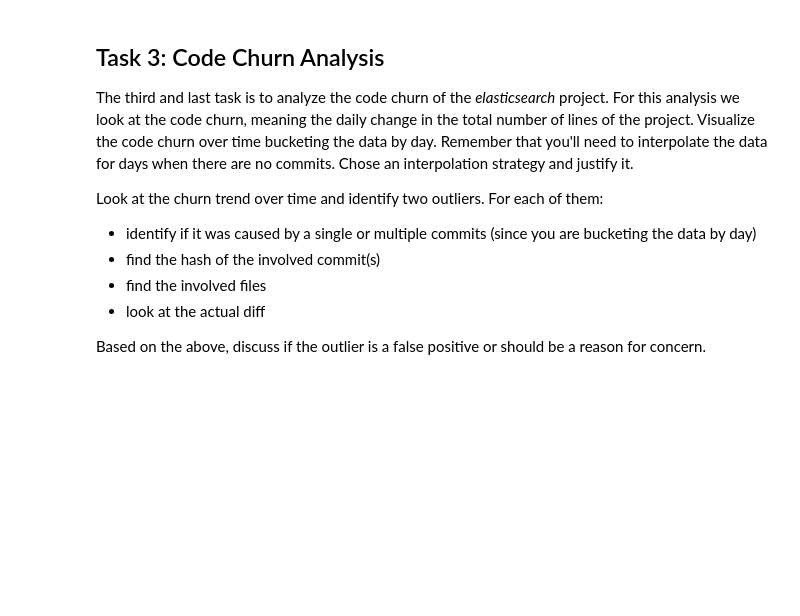
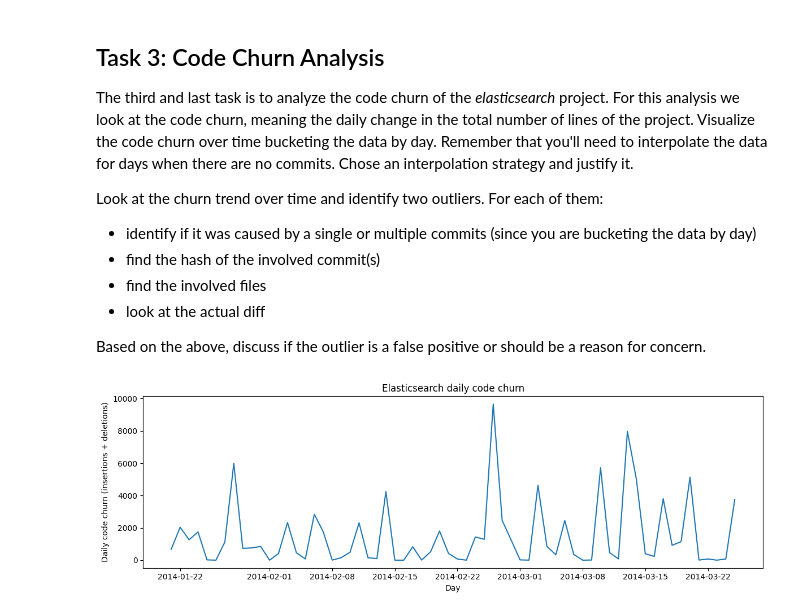
Before and after one commit to luciacortes063/fss_se_assignment, a Jupyter notebook: FSS-SEII-Assignment-2/FSS-SEII-Assignment-2025.ipynb, the cells around one changed output. Saved outputs shown, nothing was run; the diff lists cells and outputs as text; code cells hidden in the pictures; blank space fills up the shorter version.

```diff
--- a/FSS-SEII-Assignment-2/FSS-SEII-Assignment-2025.ipynb
+++ b/FSS-SEII-Assignment-2/FSS-SEII-Assignment-2025.ipynb
@@ -131,3 +292,92 @@ Look at the churn trend over time and identify two outliers. For each of them:
 - look at the actual diff
 
 Based on the above, discuss if the outlier is a false positive or should be a reason for concern.
+# %%
+import pandas as pd
+
+#we collect commit level churn information
+rows = []
+commit_range = f"{from_tag}..{to_tag}"
+commits = list(repo.iter_commits(commit_range))
+
+for c in commits:
+    day = pd.to_datetime(c.committed_datetime.date())
+    insertions = c.stats.total.get("insertions", 0)
+    deletions = c.stats.total.get("deletions", 0)
+    churn = insertions + deletions
+
+    rows.append({
+        "day": day,
+        "hash": c.hexsha,
+        "insertions": insertions,
+        "deletions": deletions,
+        "churn": churn
+    })
+
+commit_df = pd.DataFrame(rows)
+
+#we aggregate churn per day
+daily_churn = commit_df.groupby("day")["churn"].sum().sort_index()
+
+#we create a full daily timeline and fill missing days with 0 churn
+#we choose this interpolation because churn is defined by commits.
+#no commits on a day means no recorded code change
+full_days = pd.date_range(daily_churn.index.min(), daily_churn.index.max(), freq="D")
+daily_churn = daily_churn.reindex(full_days).fillna(0)
+
+#we visualize the daily churn trend
+plt.figure(figsize=(12, 4))
+plt.plot(daily_churn.index, daily_churn.values)
+plt.xlabel("Day")
+plt.ylabel("Daily code churn (insertions + deletions)")
+plt.title("Elasticsearch daily code churn")
+plt.tight_layout()
+plt.show()
+
+#we identify the two largest churn outliers
+outlier_days = daily_churn.sort_values(ascending=False).head(2)
+print("Top 2 churn outlier days:")
+print(outlier_days)
+print()
+
+#we analyze each outlier day in detail
+for day in outlier_days.index:
+    day_date = day.date()
+    day_commits = commit_df[commit_df["day"].dt.date == day_date].copy()
+    day_commits = day_commits.sort_values("churn", ascending=False)
+
+    print("=" * 90)
+    print("OUTLIER DAY:", day_date)
+    print("total churn:", int(daily_churn.loc[day]))
+    print("number of commits:", len(day_commits))
+    print()
+
+    for _, row in day_commits.iterrows():
+        h = row["hash"]
+        print("commit:", h)
+        print(
+            "insertions:", int(row["insertions"]),
+            "| deletions:", int(row["deletions"]),
+            "| churn:", int(row["churn"])
+        )
+
+        c = repo.commit(h)
+        files = list(c.stats.files.keys())
+
+        print("number of files touched:", len(files))
+        print("files (first 25):")
+        for f in files[:25]:
+            print(" ", f)
+        if len(files) > 25:
+            print("  ...")
+
+        #we show a truncated diff to keep output readable
+        print("\nDIFF (truncated):")
+        diff_text = repo.git.show(h)
+        diff_lines = diff_text.splitlines()
+        print("\n".join(diff_lines[:120]))
+        if len(diff_lines) > 120:
+            print("... (diff truncated)")
+        print()
+# %% [output]
+[figure, added]
```
Also changed, not shown: parts of 9 cells of this notebook, 2 other files.
